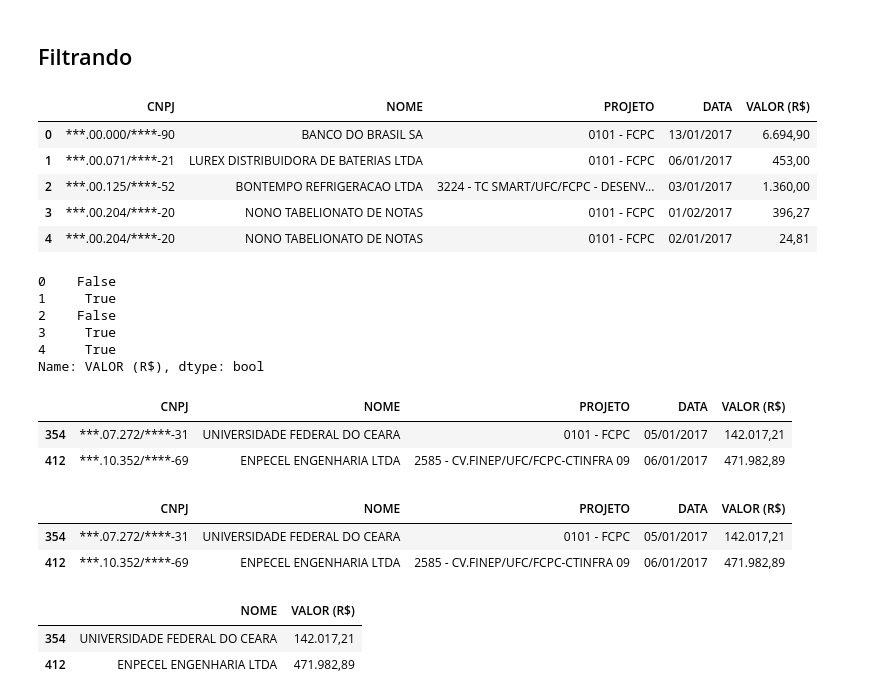
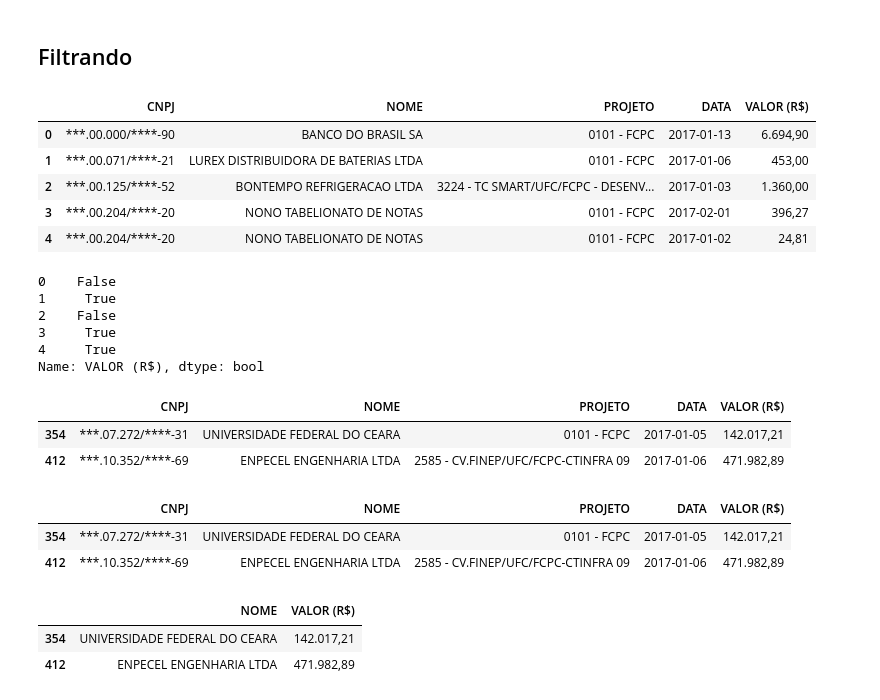
Before and after one commit to abevieiramota/course-python-data-analysis1, a Jupyter notebook: 03 - Pandas/3.1 - Pandas - Básico.ipynb, the cells around one changed output. Saved outputs shown, nothing was run; the diff lists cells and outputs as text; code cells hidden in the pictures.

```diff
--- a/03 - Pandas/3.1 - Pandas - Básico.ipynb
+++ b/03 - Pandas/3.1 - Pandas - Básico.ipynb
@@ -593,14 +594,18 @@ dtype: int64
 # %% [markdown]
 ## Filtrando
 # %%
-cnpq = pd.read_csv("2017 - 19-02.csv", decimal=",", thousands=".")
+fcpc = pd.read_csv("2017 - 19-02.csv",
+                   thousands=".",
+                   decimal=",",
+                   parse_dates=["DATA"],
+                   date_parser=lambda x: datetime.strptime(x, "%d/%m/%Y"))
 
-cnpq.head()
+fcpc.head()
 # %% [output]
 |  | CNPJ | NOME | PROJETO | DATA | VALOR (R$) |
-| 0 | ***.00.000/****-90 | BANCO DO BRASIL SA | 0101 - FCPC | 13/01/2017 | 6.694,90 |
-| 1 | ***.00.071/****-21 | LUREX DISTRIBUIDORA DE BATERIAS LTDA | 0101 - FCPC | 06/01/2017 | 453,00 |
-| 2 | ***.00.125/****-52 | BONTEMPO REFRIGERACAO LTDA | 3224 - TC SMART/UFC/FCPC - DESENV... | 03/01/2017 | 1.360,00 |
-| 3 | ***.00.204/****-20 | NONO TABELIONATO DE NOTAS | 0101 - FCPC | 01/02/2017 | 396,27 |
-| 4 | ***.00.204/****-20 | NONO TABELIONATO DE NOTAS | 0101 - FCPC | 02/01/2017 | 24,81 |
+| 0 | ***.00.000/****-90 | BANCO DO BRASIL SA | 0101 - FCPC | 2017-01-13 | 6.694,90 |
+| 1 | ***.00.071/****-21 | LUREX DISTRIBUIDORA DE BATERIAS LTDA | 0101 - FCPC | 2017-01-06 | 453,00 |
+| 2 | ***.00.125/****-52 | BONTEMPO REFRIGERACAO LTDA | 3224 - TC SMART/UFC/FCPC - DESENV... | 2017-01-03 | 1.360,00 |
+| 3 | ***.00.204/****-20 | NONO TABELIONATO DE NOTAS | 0101 - FCPC | 2017-02-01 | 396,27 |
+| 4 | ***.00.204/****-20 | NONO TABELIONATO DE NOTAS | 0101 - FCPC | 2017-01-02 | 24,81 |
 # %%
@@ -613,19 +618,19 @@ cnpq.head()
 4     True
 Name: VALOR (R$), dtype: bool
 # %%
-cnpq[cnpq["VALOR (R$)"] > 100000]
+fcpc[fcpc["VALOR (R$)"] > 100000]
 # %% [output]
 |  | CNPJ | NOME | PROJETO | DATA | VALOR (R$) |
-| 354 | ***.07.272/****-31 | UNIVERSIDADE FEDERAL DO CEARA | 0101 - FCPC | 05/01/2017 | 142.017,21 |
-| 412 | ***.10.352/****-69 | ENPECEL ENGENHARIA LTDA | 2585 - CV.FINEP/UFC/FCPC-CTINFRA 09 | 06/01/2017 | 471.982,89 |
+| 354 | ***.07.272/****-31 | UNIVERSIDADE FEDERAL DO CEARA | 0101 - FCPC | 2017-01-05 | 142.017,21 |
+| 412 | ***.10.352/****-69 | ENPECEL ENGENHARIA LTDA | 2585 - CV.FINEP/UFC/FCPC-CTINFRA 09 | 2017-01-06 | 471.982,89 |
 # %%
 # outra forma de se filtrar uma Series/DataFrame é passar
 #    uma função para o .loc[] que receba um valor/series e retorne um booleano
 #    indicando se aquele valor/series deve ser retornado
-cnpq.loc[lambda row: row["VALOR (R$)"] > 100000, :] # útil para quando não se quer guardar um df temporário em uma variável
+fcpc.loc[lambda row: row["VALOR (R$)"] > 100000, :] # útil para quando não se quer guardar um df temporário em uma variável
 # %% [output]
 |  | CNPJ | NOME | PROJETO | DATA | VALOR (R$) |
-| 354 | ***.07.272/****-31 | UNIVERSIDADE FEDERAL DO CEARA | 0101 - FCPC | 05/01/2017 | 142.017,21 |
-| 412 | ***.10.352/****-69 | ENPECEL ENGENHARIA LTDA | 2585 - CV.FINEP/UFC/FCPC-CTINFRA 09 | 06/01/2017 | 471.982,89 |
+| 354 | ***.07.272/****-31 | UNIVERSIDADE FEDERAL DO CEARA | 0101 - FCPC | 2017-01-05 | 142.017,21 |
+| 412 | ***.10.352/****-69 | ENPECEL ENGENHARIA LTDA | 2585 - CV.FINEP/UFC/FCPC-CTINFRA 09 | 2017-01-06 | 471.982,89 |
 # %%
 # filtrando e retornando apenas algumas colunas
```
Also changed, not shown: parts of 73 cells of this notebook, 1 other file.
